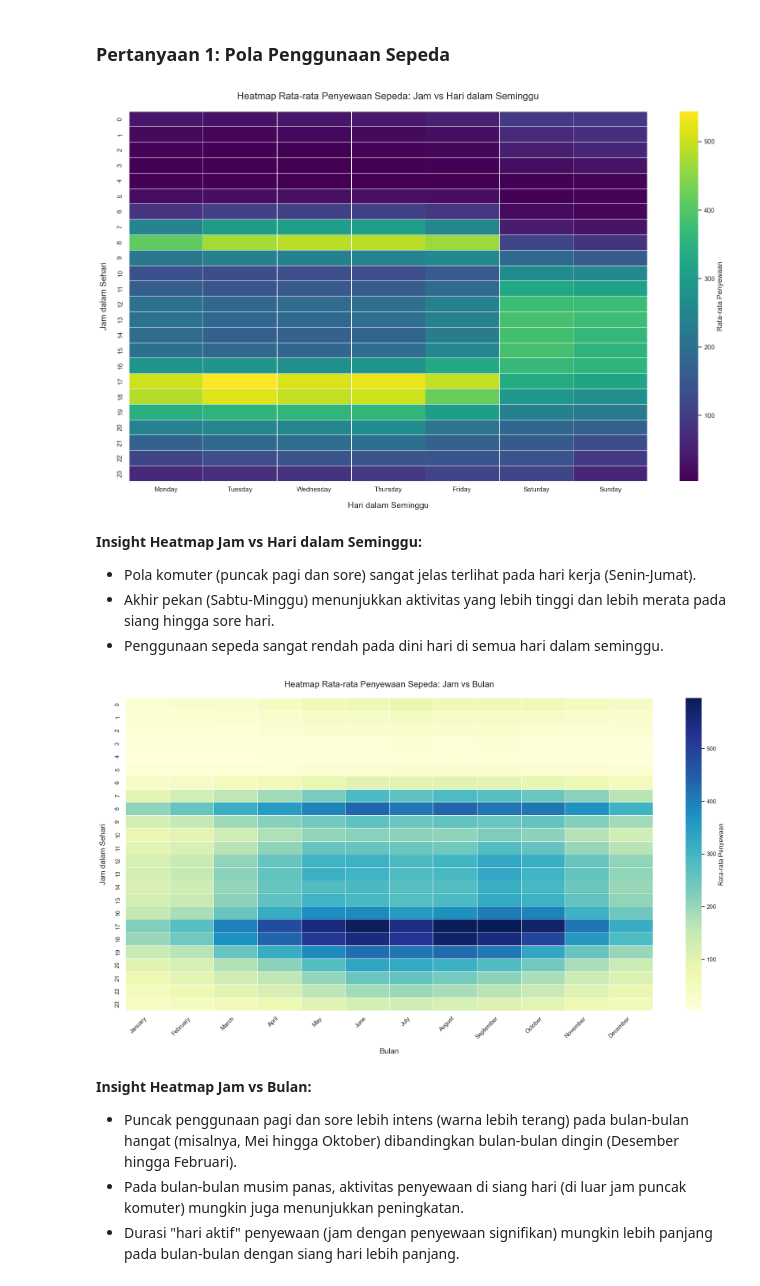
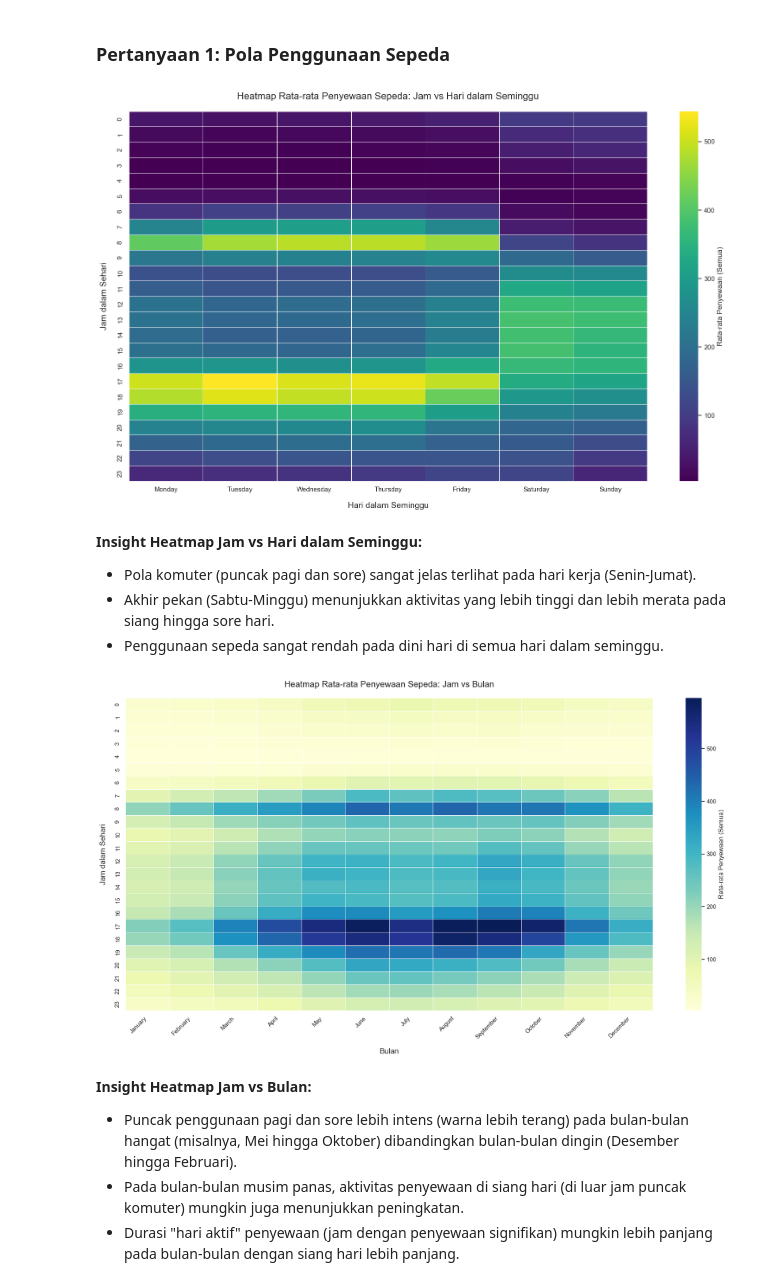
Before and after one commit to husainfadhlillah/dicoding-BikeSharing-DataAnalysisProject, a Jupyter notebook: submission/notebook.ipynb, the cells around one changed output. Drawn from its saved outputs; the diff is of its cells as text; code cells hidden in the pictures.

```diff
--- a/submission/notebook.ipynb
+++ b/submission/notebook.ipynb
@@ -551,22 +551,22 @@ Winter                       85.6
 # %%
 # Heatmap Jam vs Hari dalam Seminggu
 weekday_order = ['Monday', 'Tuesday', 'Wednesday', 'Thursday', 'Friday', 'Saturday', 'Sunday']
 hour_weekday_heatmap_df = hour_data.pivot_table(index='hr', columns='weekday_name', values='cnt', aggfunc='mean')
 
 if set(weekday_order).issubset(set(hour_weekday_heatmap_df.columns)):
     hour_weekday_heatmap_df = hour_weekday_heatmap_df.reindex(columns=weekday_order)
 else:
     hour_weekday_heatmap_df = hour_weekday_heatmap_df.reindex(columns=[col for col in weekday_order if col in hour_weekday_heatmap_df.columns])
 
 plt.figure(figsize=(16, 10))
-sns.heatmap(hour_weekday_heatmap_df, cmap='viridis', annot=False, fmt=".0f", linewidths=.5, cbar_kws={'label': 'Rata-rata Penyewaan'})
+sns.heatmap(hour_weekday_heatmap_df, cmap='viridis', annot=False, fmt=".0f", linewidths=.5, cbar_kws={'label': 'Rata-rata Penyewaan (Semua)'})
 plt.title('Heatmap Rata-rata Penyewaan Sepeda: Jam vs Hari dalam Seminggu', fontsize=16, pad=20)
 plt.xlabel('Hari dalam Seminggu', fontsize=14, labelpad=15)
 plt.ylabel('Jam dalam Sehari', fontsize=14, labelpad=15)
 plt.tight_layout()
 plt.show()
 # %% [output]
-[figure, old version]
+[figure, new version]
 # %% [markdown]
 **Insight Heatmap Jam vs Hari dalam Seminggu:**
 - Pola komuter (puncak pagi dan sore) sangat jelas terlihat pada hari kerja (Senin-Jumat).
@@ -583,7 +583,7 @@ else:
     hour_month_heatmap_df = hour_month_heatmap_df.reindex(columns=[col for col in month_order if col in hour_month_heatmap_df.columns])
 
 plt.figure(figsize=(18, 10))
-sns.heatmap(hour_month_heatmap_df, cmap='YlGnBu', annot=False, fmt=".0f", linewidths=.5, cbar_kws={'label': 'Rata-rata Penyewaan'})
+sns.heatmap(hour_month_heatmap_df, cmap='YlGnBu', annot=False, fmt=".0f", linewidths=.5, cbar_kws={'label': 'Rata-rata Penyewaan (Semua)'})
 plt.title('Heatmap Rata-rata Penyewaan Sepeda: Jam vs Bulan', fontsize=16, pad=20)
 plt.xlabel('Bulan', fontsize=14, labelpad=15)
 plt.ylabel('Jam dalam Sehari', fontsize=14, labelpad=15)
@@ -591,7 +591,7 @@ plt.xticks(rotation=45, ha='right')
 plt.tight_layout()
 plt.show()
 # %% [output]
-[figure, old version]
+[figure, new version]
 # %% [markdown]
 **Insight Heatmap Jam vs Bulan:**
 - Puncak penggunaan pagi dan sore lebih intens (warna lebih terang) pada bulan-bulan hangat (misalnya, Mei hingga Oktober) dibandingkan bulan-bulan dingin (Desember hingga Februari).
```
Also changed, not shown: parts of 9 cells of this notebook, 1 other file.
